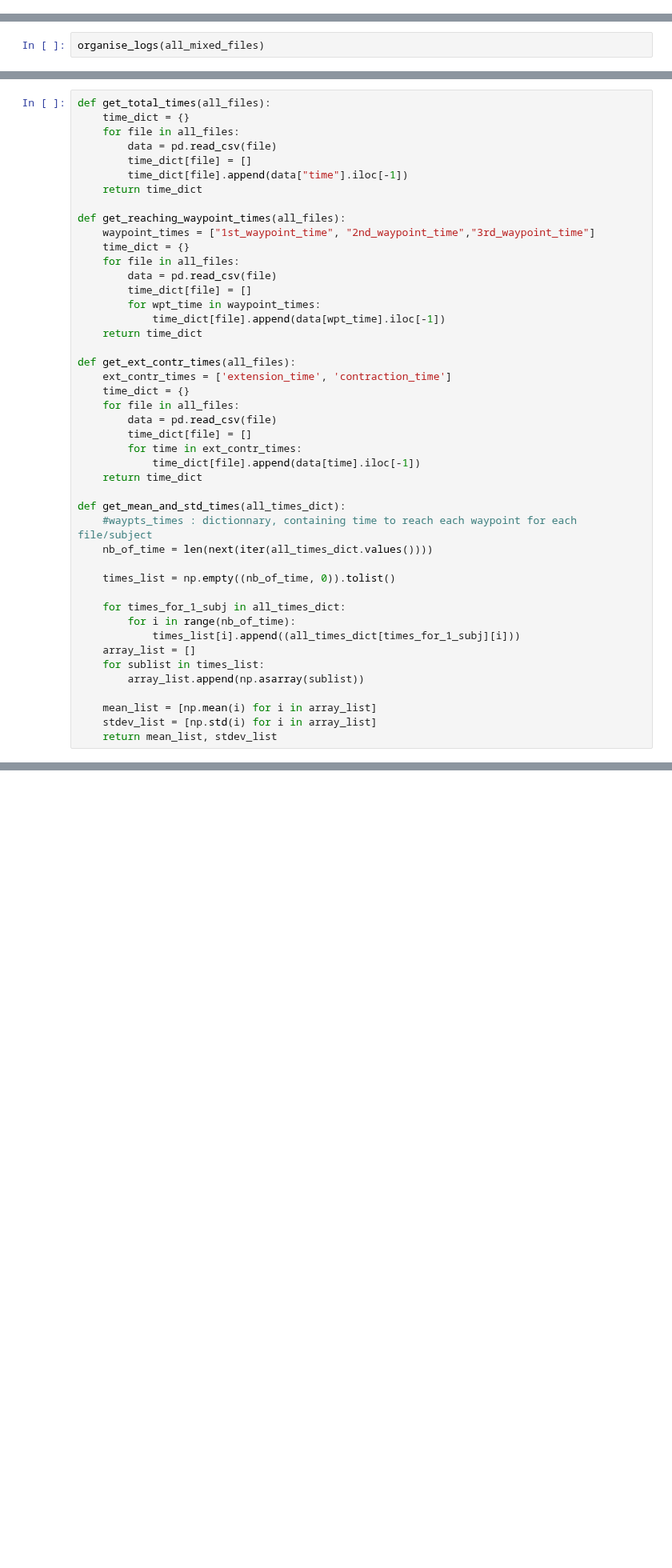
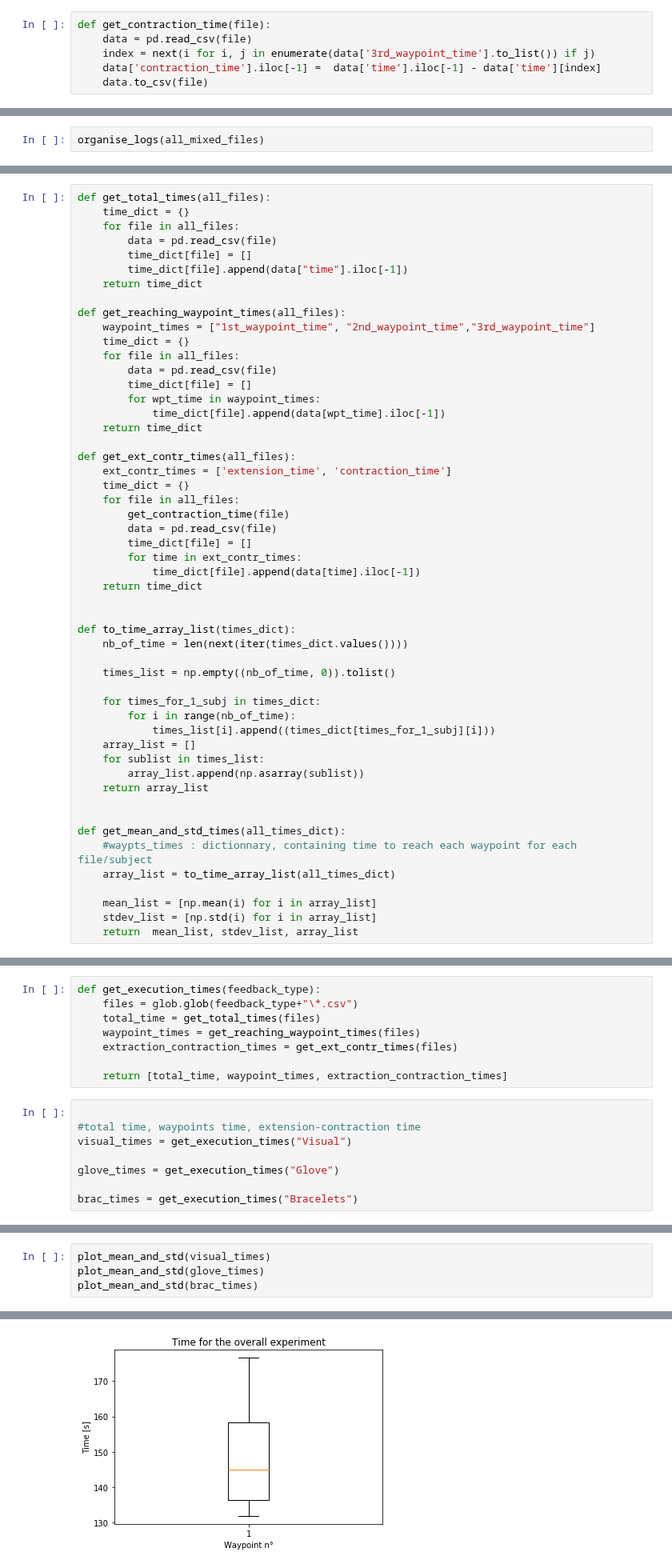
Before and after one commit to medioman22/Bidirectional_Interface, a Jupyter notebook: Hugo_data_analysis/data_analysis.ipynb, the cells around one changed output, grey strips where cells are left out. Shown at 80% size. Saved outputs shown, nothing was run; the diff lists cells and outputs as text; blank space fills up the shorter version.

Commit message:
Advancments in data analysis

```diff
--- a/Hugo_data_analysis/data_analysis.ipynb
+++ b/Hugo_data_analysis/data_analysis.ipynb
@@ -16,3 +32,9 @@ os.chdir('..\Bidirectional_interface\Assets\Logs')
+# %%
+def get_contraction_time(file):
+    data = pd.read_csv(file)
+    index = next(i for i, j in enumerate(data['3rd_waypoint_time'].to_list()) if j)
+    data['contraction_time'].iloc[-1] =  data['time'].iloc[-1] - data['time'][index]
+    data.to_csv(file)
 # %%
 d = os.listdir('Visual')
 d
@@ -76,25 +90,32 @@ def get_ext_contr_times(all_files):
     ext_contr_times = ['extension_time', 'contraction_time']
     time_dict = {}
     for file in all_files:
+        get_contraction_time(file)
         data = pd.read_csv(file)
         time_dict[file] = []
         for time in ext_contr_times:
             time_dict[file].append(data[time].iloc[-1])
     return time_dict
 
-def get_mean_and_std_times(all_times_dict):
-    #waypts_times : dictionnary, containing time to reach each waypoint for each file/subject
-    nb_of_time = len(next(iter(all_times_dict.values())))
+
+def to_time_array_list(times_dict):
+    nb_of_time = len(next(iter(times_dict.values())))
 
     times_list = np.empty((nb_of_time, 0)).tolist()
 
-    for times_for_1_subj in all_times_dict:
+    for times_for_1_subj in times_dict:
         for i in range(nb_of_time):
-            times_list[i].append((all_times_dict[times_for_1_subj][i]))
+            times_list[i].append((times_dict[times_for_1_subj][i]))
     array_list = []
     for sublist in times_list:
         array_list.append(np.asarray(sublist))
+    return array_list
+
+
+def get_mean_and_std_times(all_times_dict):
+    #waypts_times : dictionnary, containing time to reach each waypoint for each file/subject
+    array_list = to_time_array_list(all_times_dict)
 
     mean_list = [np.mean(i) for i in array_list]
     stdev_list = [np.std(i) for i in array_list]
-    return mean_list, stdev_list
+    return  mean_list, stdev_list, array_list
@@ -113,0 +122,16 @@ visual_total_time
+# %%
+def get_execution_times(feedback_type):
+    files = glob.glob(feedback_type+"\*.csv")
+    total_time = get_total_times(files)
+    waypoint_times = get_reaching_waypoint_times(files)
+    extraction_contraction_times = get_ext_contr_times(files)
+
+    return [total_time, waypoint_times, extraction_contraction_times]
+# %%
+
+#total time, waypoints time, extension-contraction time
+visual_times = get_execution_times("Visual")
+
+glove_times = get_execution_times("Glove")
+
+brac_times = get_execution_times("Bracelets")
@@ -113,0 +216,5 @@ visual_total_time
+# %%
+plot_mean_and_std(visual_times)
+plot_mean_and_std(glove_times)
+plot_mean_and_std(brac_times)
+# %% [output]
@@ -113,0 +222 @@ visual_total_time
+[figure, added]
```
Also changed, not shown: parts of 29 cells of this notebook, 1 other file.
